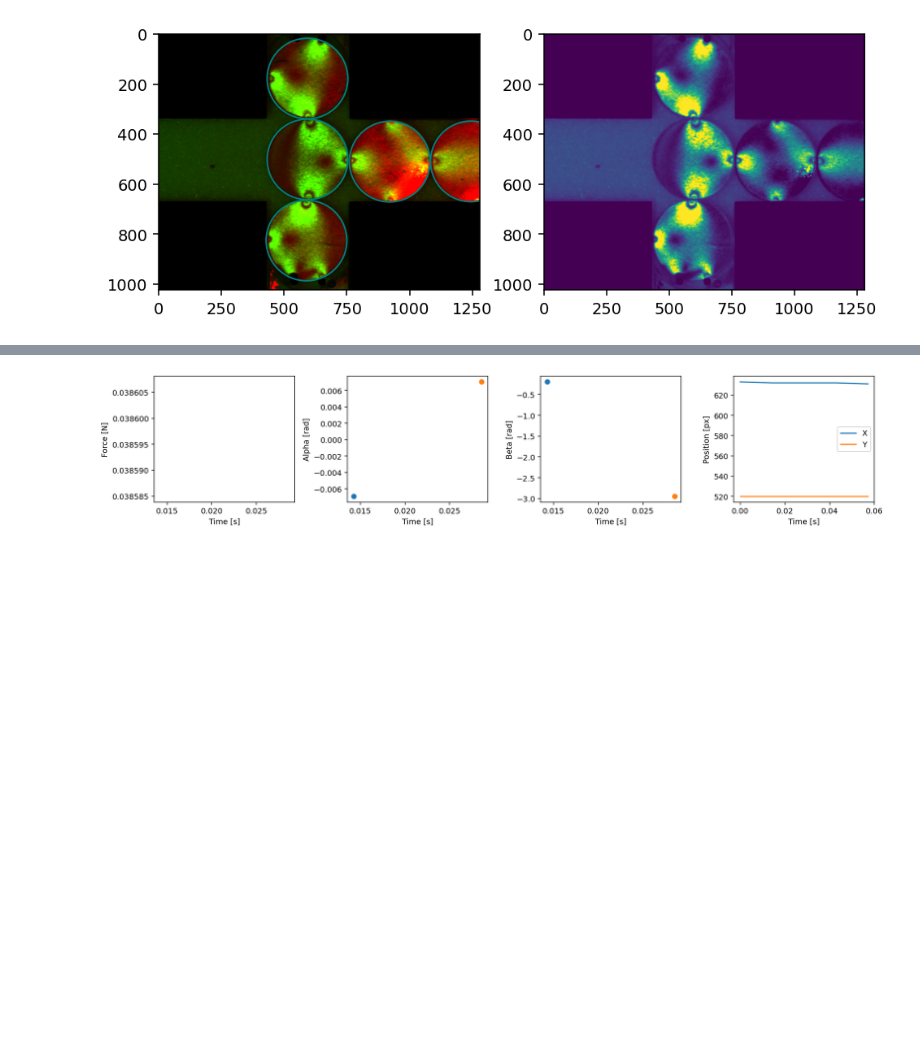
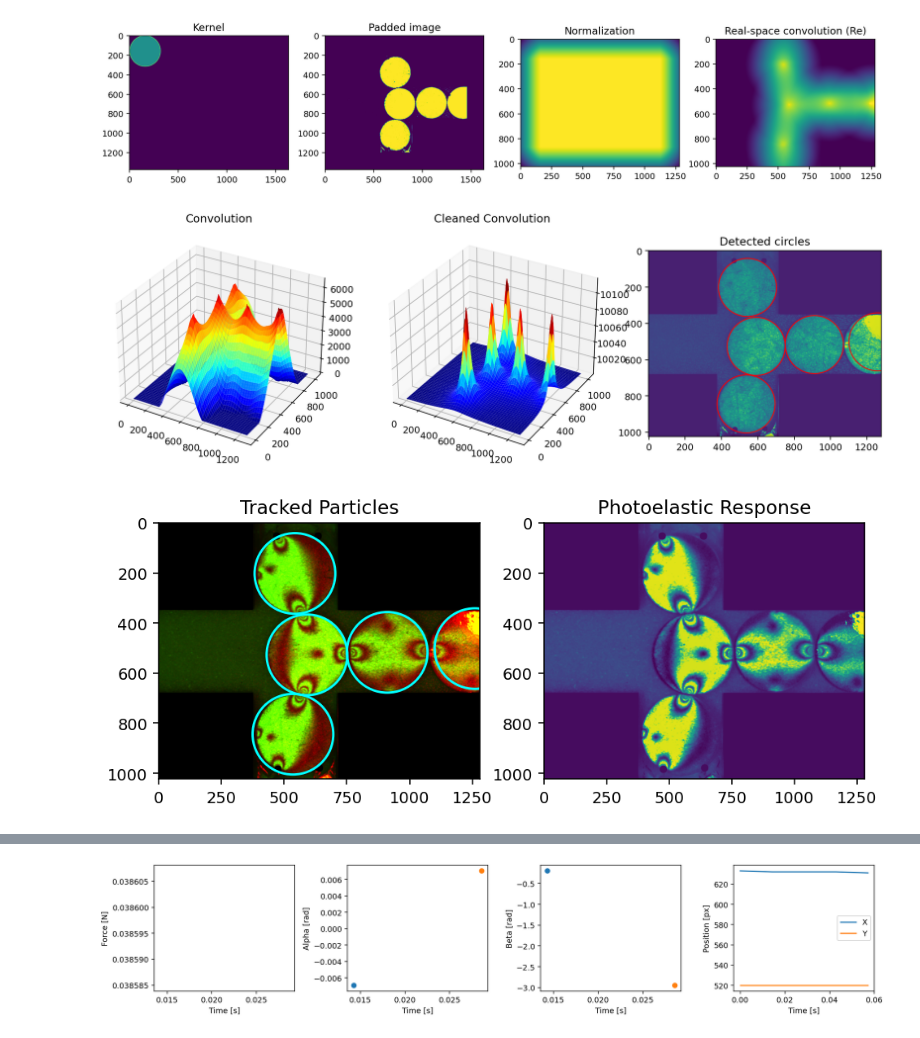
Before and after one commit to Jfeatherstone/SpaceJam, a Jupyter notebook: ForceSolving.ipynb, the cells around one changed output, grey strips where cells are left out. Drawn from its saved outputs; the diff is of its cells as text; code cells hidden in the pictures; blank space fills up the shorter version.

Commit message:
Testing various circle tracking settings

```diff
--- a/ForceSolving.ipynb
+++ b/ForceSolving.ipynb
@@ -82,52 +66,40 @@ g2CalibrationImage = rootFolder + f'calibration/{dateStr}_G2_Calibration.bmp'
 # %%
-# Create a mask over the image, that will also be used to detect the boundary
-maskXBounds = [430, 760] # Found manually
-maskYBounds = [340, 670] # Found manually
+correction = lightCorrectionDiff(checkImageType(correctionImage),
+                                checkImageType(verticalMaskImage)[:,:,0],
+                                checkImageType(horizontalMaskImage)[:,:,0],
+                                debug=False)
 
-# Account for any light gradients in the image
-correctionImage = checkImageType(rootFolder + '2022-02-02_Calibration.bmp')
-# For light correction, we want two separate images, one vertical and one horizontal
-height, width = correctionImage.shape[:2]
-verticalMask = np.array([[int(i < maskXBounds[1] and i > maskXBounds[0]) for i in range(width)] for j in range(height)])
-horizontalMask = np.transpose([[int(i < maskYBounds[1] and i > maskYBounds[0]) for i in range(height)] for j in range(width)])
-
-correction = lightCorrectionDiff(correctionImage, verticalMask, horizontalMask)
-
-maskArr = crossMask(correctionImage.shape, xlim=np.array(maskXBounds), ylim=np.array(maskYBounds))
-
-# Add in the pegs on the boundary particles
-pegCenters = [[20, 550], [20, 650], [990, 540], [990, 650]]
-pegRadii = 15
-
-for i in range(len(pegCenters)):
-    maskArr = maskArr - circularMask(correctionImage.shape, np.array(pegCenters[i]), pegRadii)
-
-maskArr = maskArr > 0
+maskArr = checkImageType(maskImage)
 
 # Make some fake data with several potential wall contacts
-fig, ax = plt.subplots(1, 2, figsize=(8, 4))
 
 #image = checkImageType('test_data/Test_2022-01-28.bmp')
-image = checkImageType(dataFolder + 'frame0220.bmp')
+image = checkImageType(rootFolder + dataFolder + 'frame0201.bmp')
 
 # g2 to force conversion is calibrated on the scale [0, 1], not [0, 255]
 # We also blur the images a little, since they are visibly grainy
-photoelasticChannel = cv2.blur(image[:,:,1].astype(np.float64) / 255, (3,3))
+photoelasticChannel = cv2.blur((image[:,:,1] + correction[:,:,1]).astype(np.float64) / 255, (3,3))
 
-centers, radii = convCircle(image[:,:,0] * maskArr[:,:,0], guessRadius)
+centers, radii = convCircle((image[:,:,0] + correction[:,:,0]) * maskArr[:,:,0], guessRadius, **circleTrackingKwargs, debug=True)
 
 centers = centers.astype(np.int64)
 radii = radii.astype(np.int64)
 # Make them all odd
 radii += (radii % 2) == 0
 
+fig, ax = plt.subplots(1, 2, figsize=(8, 4))
+
 ax[0].imshow(maskArr * image)
 for i in range(len(centers)):
-    c = plt.Circle(centers[i][::-1], radii[i], label='Detected particles', color='teal', fill=False, linewidth=1)
+    c = plt.Circle(centers[i][::-1], radii[i], color='cyan', fill=False, linewidth=1.5)
     ax[0].add_artist(c)
+ax[0].set_title('Tracked Particles')
 
 ax[1].imshow(photoelasticChannel * maskArr[:,:,0])
+ax[1].set_title('Photoelastic Response')
 plt.show()
 # %% [output]
-[figure, old version]
+[figure, new version]
+[figure, added]
+[figure, added]
 # %%
```
Also changed, not shown: parts of 3 cells of this notebook, 9 other files.
